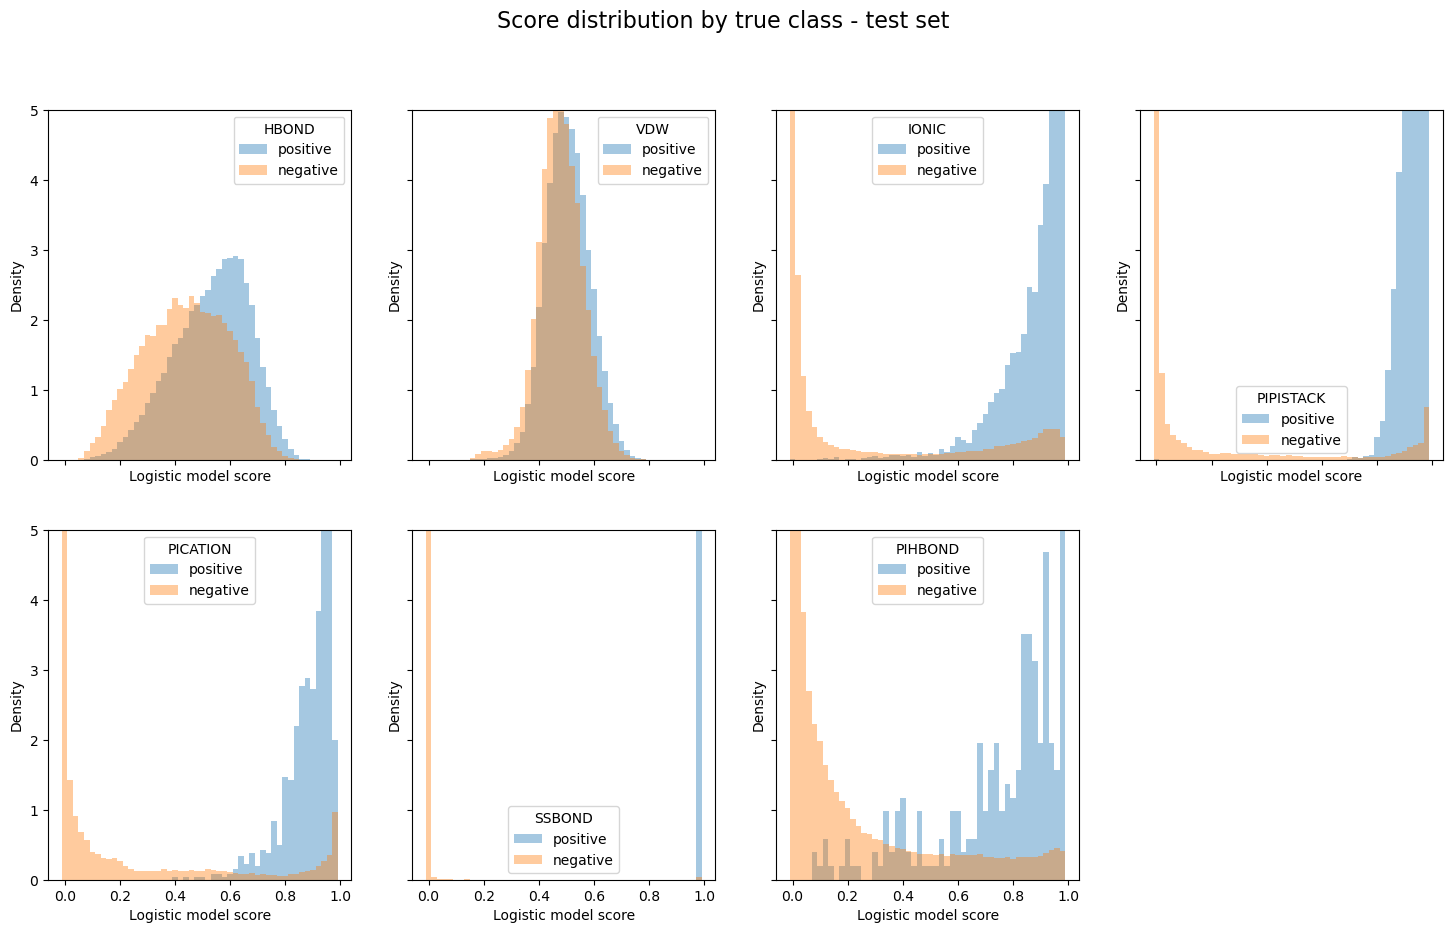
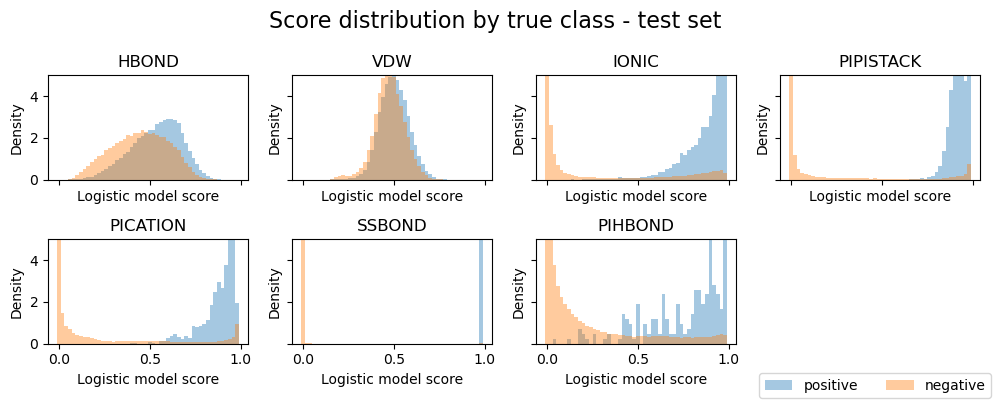
The notebook cell's code change between the first figure and the second:
--- before
+++ after
@@ -1,4 +1,4 @@
 
-fig, axes = plt.subplots(2, len(target_names)//2 + 1, figsize=(18, 10),
+fig, axes = plt.subplots(2, len(target_names)//2 + 1, figsize=(10, 4),
                          sharex=True, sharey=True)
 
@@ -20,6 +20,20 @@
     ax.set_xlabel("Logistic model score")
     ax.set_ylabel("Density")
-    ax.legend(title = f"{target_names[class_idx]}")
+    #ax.legend(title = f"{target_names[class_idx]}")
     ax.set_ylim(0, 5) # zoom in to look at misclassifications better
+    ax.set_title(class_name)
+
+
+
+handles, labels = axes[0].get_legend_handles_labels()
+
+fig.legend(
+    handles,
+    labels,
+    loc="lower right",
+    ncol=2,
+    frameon=True
+)
+plt.tight_layout()
 
 plt.show()

Commit: .